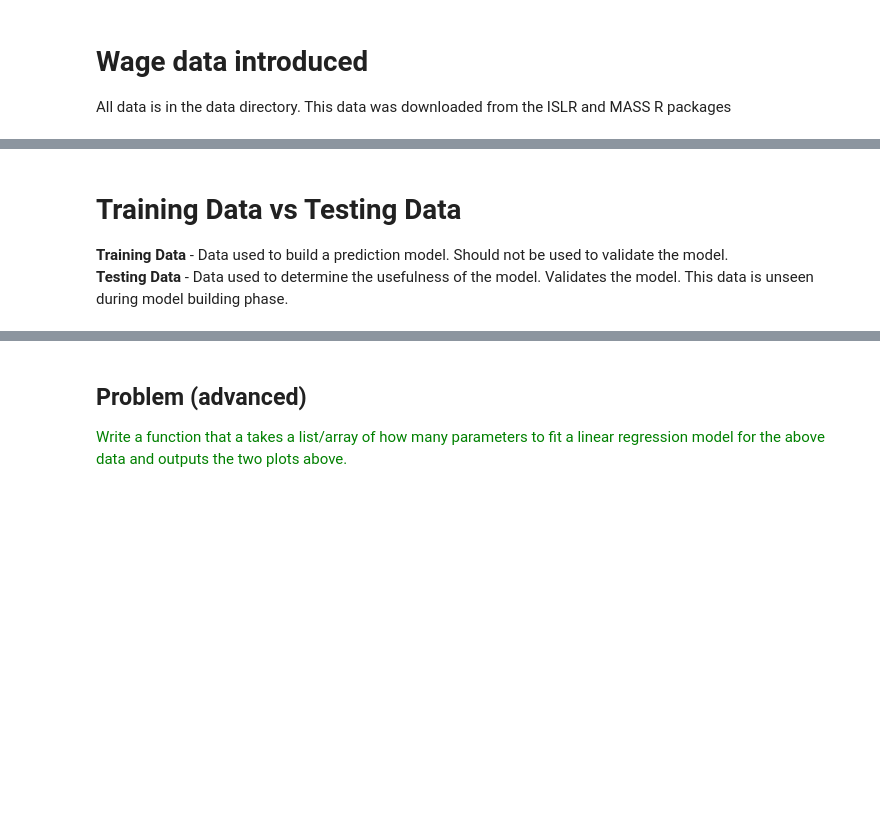
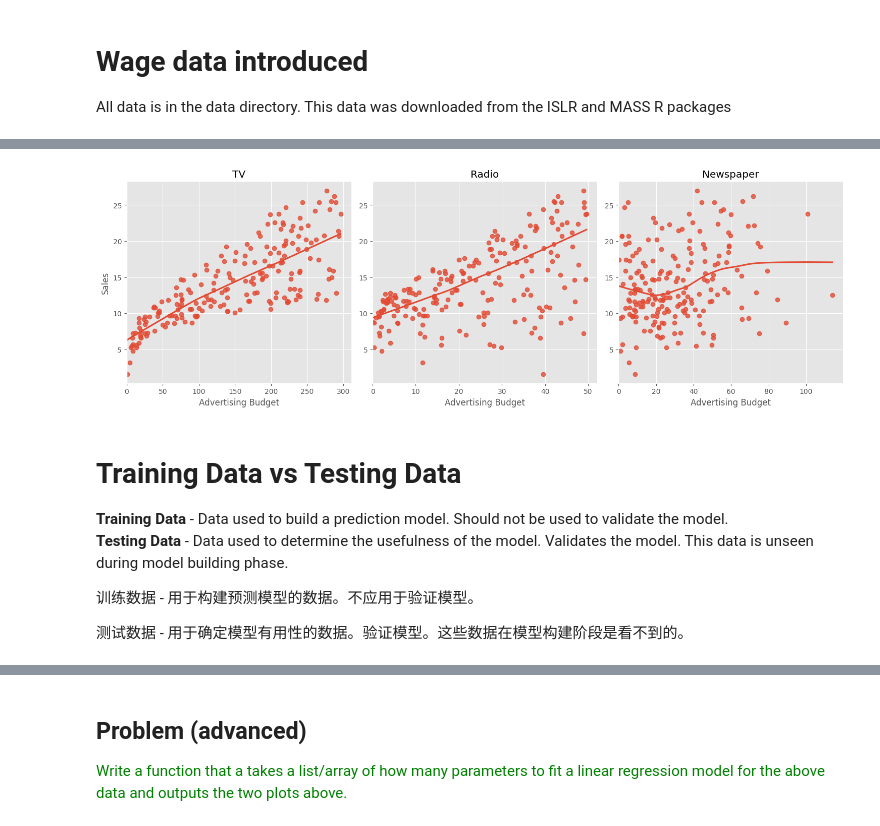
Before and after one commit to Nefarian1/STQD6024-Machine-Learning, a Jupyter notebook: Week1.ipynb, the cells around one changed output, grey strips where cells are left out. Saved outputs shown, nothing was run; the diff lists cells and outputs as text; code cells hidden in the pictures; blank space fills up the shorter version.

```diff
--- a/Week1.ipynb
+++ b/Week1.ipynb
@@ -132,3 +293,3 @@ The advertising data consists of product sales from 200 markets and their associ
 # %%
-df_adv = pd.read_csv('data/Advertising.csv')
+df_adv = pd.read_csv('/content/Advertising.csv')
 df_adv.head(10)
@@ -140,14 +329,22 @@ sns.lmplot(x='adv_budget', y='Sales', data=df_adv_new, hue='variable', fit_reg=F
 # %%
-lm = sns.lmplot(x='adv_budget', y='Sales', data=df_adv_new, col='variable', sharey=False, sharex=False, lowess=True);
+#sharey=False 和 sharex=False：这些参数表示不共享 y 轴和 x 轴的刻度范围，lowess=True：表示绘制低ess拟合曲线
+m = sns.lmplot(x='adv_budget', y='Sales', data=df_adv_new, col='variable', sharey=False, sharex=False, lowess=True);
 axes = lm.axes
 for i, ax in enumerate(axes[0]):
     ax.set_xlim(0,)
     ax.set_title(lm.col_names[i])
     ax.set_xlabel('Advertising Budget')
+# %% [output]
+[figure, added]
 # %% [markdown]
 # Training Data vs Testing Data
 **Training Data** - Data used to build a prediction model. Should not be used to validate the model.
 **Testing Data** - Data used to determine the usefulness of the model. Validates the model. This data is unseen during model building phase.
+
+训练数据 - 用于构建预测模型的数据。不应用于验证模型。
+
+
+测试数据 - 用于确定模型有用性的数据。验证模型。这些数据在模型构建阶段是看不到的。
 # %%
 num_points = 30
 # %%
```
Also changed, not shown: parts of 51 cells of this notebook.
